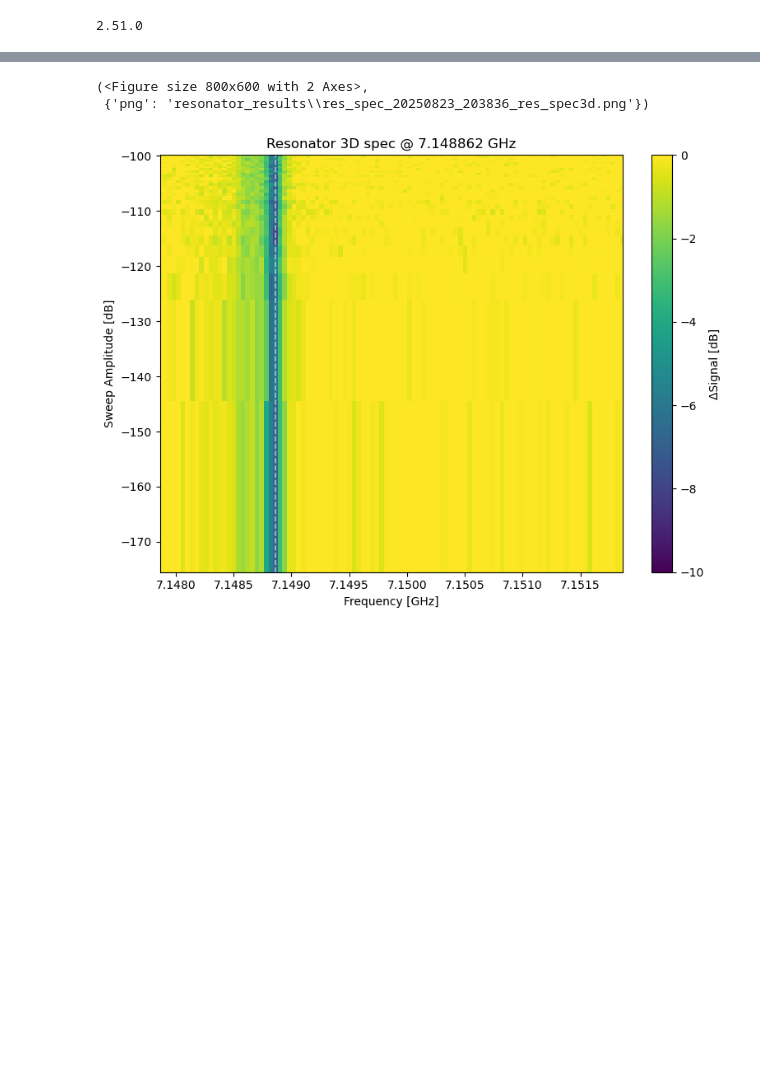
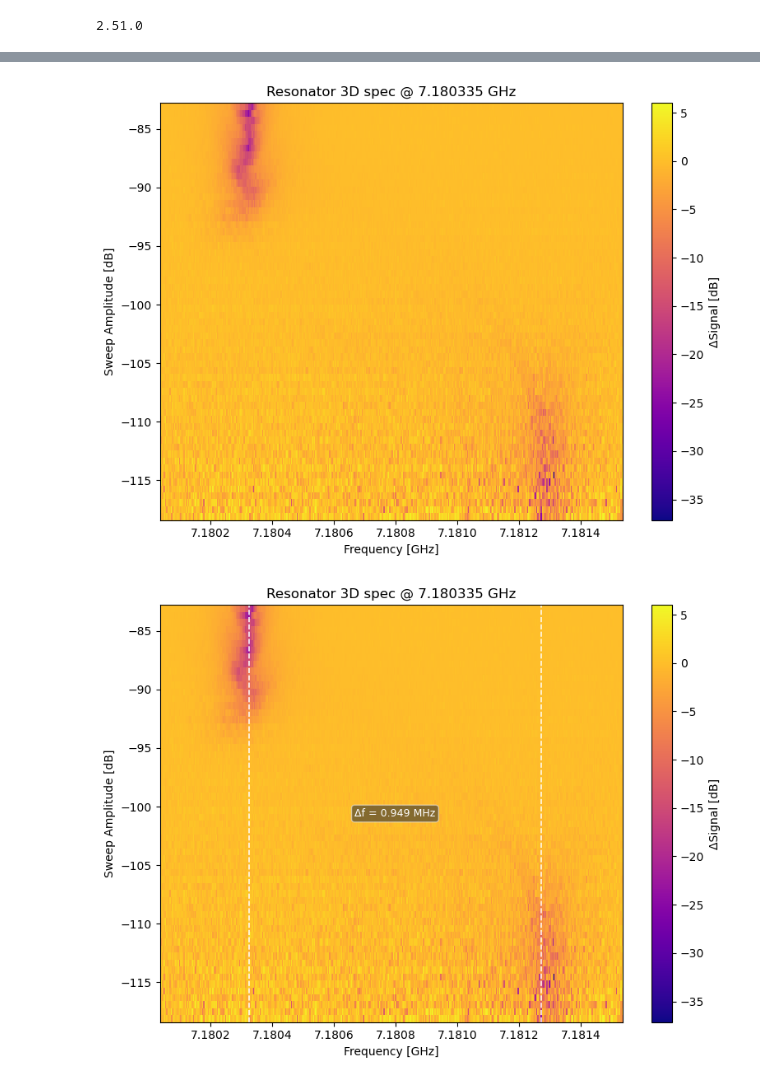
Before and after one commit to YiiiiZ/Measurement, a Jupyter notebook: resonator.ipynb, the cells around one changed output, grey strips where cells are left out. Cells and saved outputs as stored; diff of their text form; code cells hidden in the pictures; blank space fills up the shorter version.

```diff
--- a/resonator.ipynb
+++ b/resonator.ipynb
@@ -874,13 +912,13 @@ rs = resonator_spec(
     center_freq=7e9,
     start_freq=125e6,
     stop_freq=315e6,
-    num_points=3001,
+    num_points=2001,
     integration_time=1e-5,
-    num_averages=9,
-    measure_range=-30,
-    measure_amp=0.3,
-    acquire_range=-40,
-    acquire_amp=0.7,
+    num_averages=8,
+    measure_range=-10,
+    measure_amp=0.7,
+    acquire_range=-20,
+    acquire_amp=0.9,
     qubit="q0",
     outdir="resonator_results",
 )
@@ -958,19 +996,38 @@ rs.individual_spec_plot(save_png=True)
 # %%
-# Stage 3: individual_3D_spec
+# Stage 3
+amp_list = np.linspace(0, 35, 60)  # dB step (additional attenuation per row)
 
-amp_list = np.linspace(1, 0.001, 30)  # 2% → 50% of full-scale, for example
-
+# 1) Run the 3D spec
 rs.individual_spec3d_run(
-    dip_index=1,                  # or center_Hz=YOUR_FREQ
-    span_low_Hz=1e6,            # 1.5 MHz below center
-    span_high_Hz=3e6,           # 0.5 MHz above center
-    points=101,
-    integration_time=1e-5,
-    num_averages=8,
-    measure_amps=amp_list,
-    acquire_from_measure=None,    # or a function a -> {"acquire_range": ..., "acquire_amp": ...}
+    dip_index=2,                 # or: center_Hz=YOUR_FREQ
+    span_low_Hz=-0.3e6,
+    span_high_Hz= 1.2e6,
+    points=401,
+    integration_time=1.5e-5,
+    num_averages=5,
+    measure_amps=amp_list,       # dB steps; code converts via 10^(-a/20)
     base_db_offset=-70.0,
     edge_points_for_baseline=10,
 )
-rs.individual_spec3d_plot(save_png=True, clim=(-10, 0))  # optional fixed color range
+
+# 2) Save a "base" heatmap (no overlays yet)
+fig_base, meta = rs.individual_spec3d_plot(save_png=True)
+
+# 3) Find the two vertical dips (stores results in self._spec3d for plotting)
+dipres = rs.spec3d_find_two_vertical_dips(percentile=10, min_sep_bins=5, prominence_db=0.8)
+
+# 4) Re-plot to include dashed lines + Δf label and save as a second PNG
+fig_annot, _ = rs.individual_spec3d_plot(save_png=False)
+annot_path = rs.outdir / f"{rs.results_prefix}_res_spec3d_dipsepQ2.png"
+fig_annot.savefig(annot_path, dpi=600)
+
+# 5) Report results
+f1, f2 = dipres["dip_freqs_Hz"]
+print({
+    "png_base": meta["png"],
+    "png_annotated": str(annot_path),
+    "f1_Hz": float(f1),
+    "f2_Hz": float(f2),
+    "df_Hz": float(dipres["delta_f_Hz"]),
+})
 # %% [output]
@@ -994,3 +1051,2 @@ rs.individual_spec3d_plot(save_png=True, clim=(-10, 0))  # optional fixed color
-(<Figure size 800x600 with 2 Axes>,
- {'png': 'resonator_results\\res_spec_20250823_203836_res_spec3d.png'})
-[figure, old version]
+[figure, new version]
+[figure, added]
```
Also changed, not shown: parts of 6 cells of this notebook, 50 other files.
